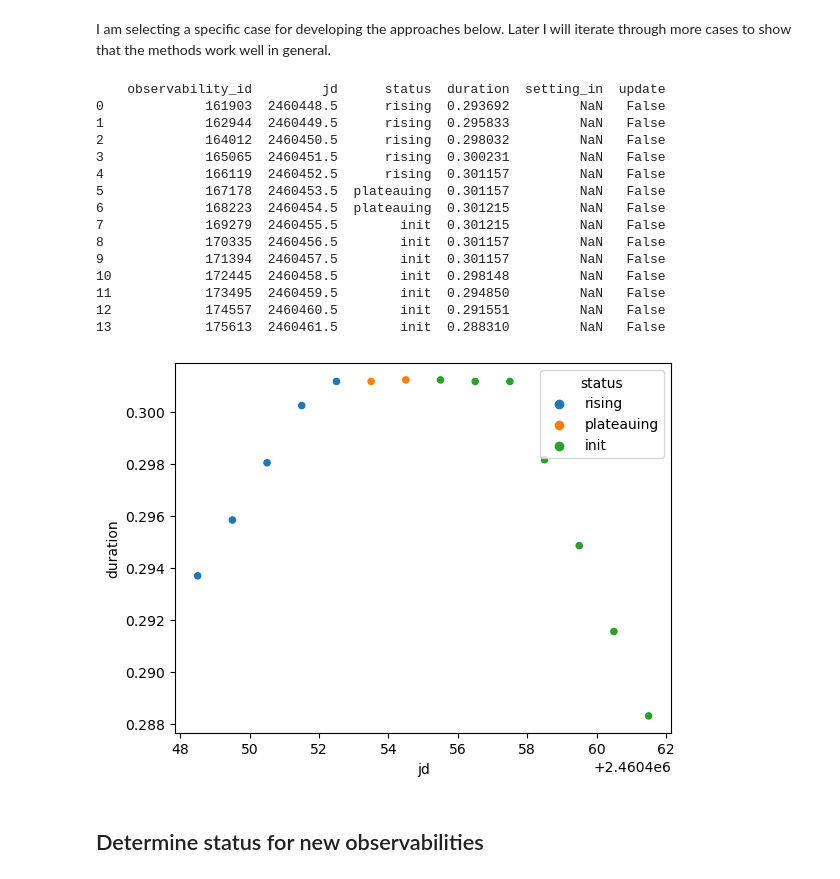
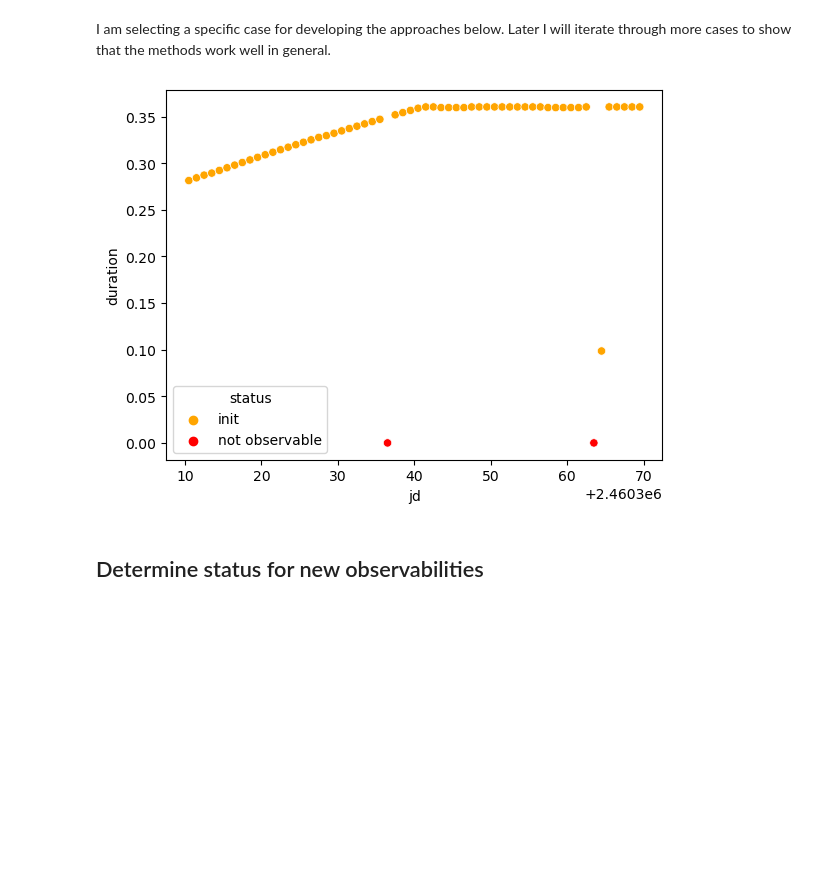
Before and after one commit to skiehl/pasiphae-survey-planner, a Jupyter notebook: Develop_ObservabilityStatusUpdate.ipynb, the cells around one changed output. Drawn from its saved outputs; the diff is of its cells as text; code cells hidden in the pictures; blank space fills up the shorter version.

```diff
--- a/Develop_ObservabilityStatusUpdate.ipynb
+++ b/Develop_ObservabilityStatusUpdate.ipynb
@@ -11,3 +12,5 @@ import statsmodels.api as sm
 
 from db import DBConnectorSQLite
 from utilities import true_blocks
+# %%
+palette = {'not observable': 'r', 'init': 'orange', 'rising': 'g', 'plateauing': 'c', 'setting': 'b', 'unknown': '0.5'}
@@ -17,8 +22,24 @@ from utilities import true_blocks
 Get fields that have observability entries with missing status information:
 # %%
 def get_fields_missing_status(db):
-    # TODO
-    """
+    """Get fields that have associated observing windows without
+        observability status information.
+
+        Parameters
+        ----------
+        db : db.DBConnectorSQLite
+            Active database connection.
+
+        Returns
+        -------
+        field_ids : numpy.ndarray
+            Field IDs of fields with missing observing status.
+        jd_min : numpy.ndarray
+            JD of the first missing observing status corresponding to each
+            field.
+        jd_max : numpy.ndarray
+            JD of the last missing observing status corresponding to each
+            field.
     """
 
     fields = db.get_fields_missing_status()
@@ -33,5 +58,6 @@ def get_fields_missing_status(db):
 # %%
-db = DBConnectorSQLite('test_planner_temp.sqlite3')
+db_file = 'test_status_init.sqlite3'
+db = DBConnectorSQLite(db_file)
 # %%
 days_before = 7
 days_after = 7
@@ -53,35 +77,20 @@ pd.set_option('display.max_rows', 100)
 # %%
-field_id = 100
+field_id = 400
 i = np.nonzero(field_ids == field_id)[0][0]
 # %%
 durations_init = db.get_obs_window_durations(
         field_ids[i], jds_before[i], jds_after[i])
 durations_init = pd.DataFrame(
         durations_init, columns=('observability_id', 'jd', 'status', 'duration'))
 durations_init = durations_init.groupby(['observability_id', 'jd', 'status']).sum()
 durations_init.reset_index(inplace=True)
 durations_init['setting_in'] = np.zeros(durations_init.shape[0]) * np.nan
 durations_init['update'] = np.zeros(durations_init.shape[0], dtype=bool)
 
-sns.scatterplot(data=durations_init, x='jd', y='duration', hue='status');
-print(durations_init)
+sns.scatterplot(data=durations_init, x='jd', y='duration', hue='status', palette=palette);
+#print(durations_init)
 # %% [output]
-    observability_id         jd      status  duration  setting_in  update
-0             161903  2460448.5      rising  0.293692         NaN   False
-1             162944  2460449.5      rising  0.295833         NaN   False
-2             164012  2460450.5      rising  0.298032         NaN   False
-3             165065  2460451.5      rising  0.300231         NaN   False
-4             166119  2460452.5      rising  0.301157         NaN   False
-5             167178  2460453.5  plateauing  0.301157         NaN   False
-6             168223  2460454.5  plateauing  0.301215         NaN   False
-7             169279  2460455.5        init  0.301215         NaN   False
-8             170335  2460456.5        init  0.301157         NaN   False
-9             171394  2460457.5        init  0.301157         NaN   False
-10            172445  2460458.5        init  0.298148         NaN   False
-11            173495  2460459.5        init  0.294850         NaN   False
-12            174557  2460460.5        init  0.291551         NaN   False
-13            175613  2460461.5        init  0.288310         NaN   False
-[figure, old version]
+[figure, new version]
 # %% [markdown]
 ## Determine status for new observabilities
 # %% [markdown]
```
Also changed, not shown: parts of 70 cells of this notebook, 4 other files.
